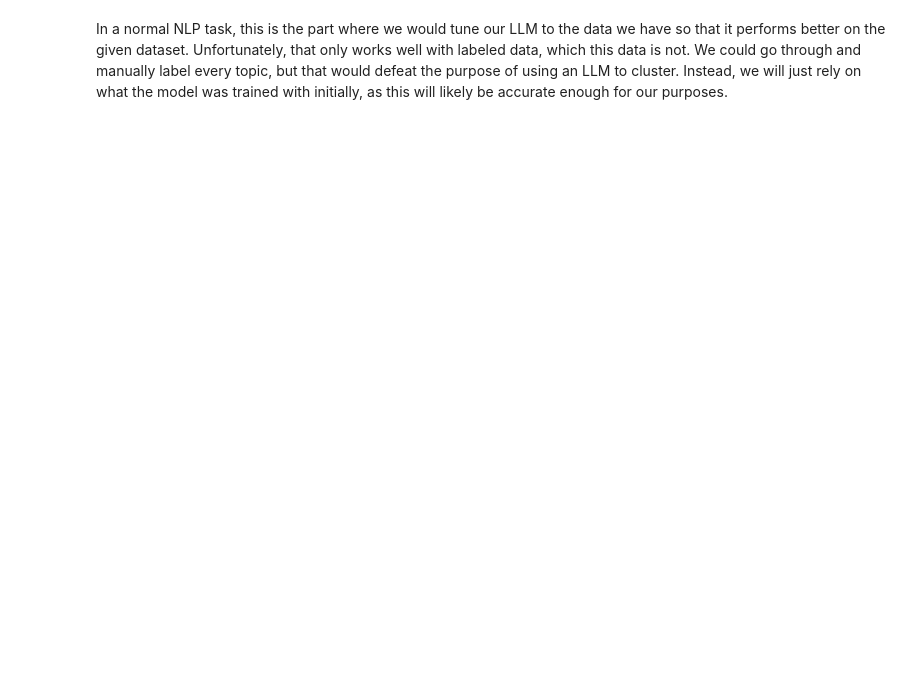
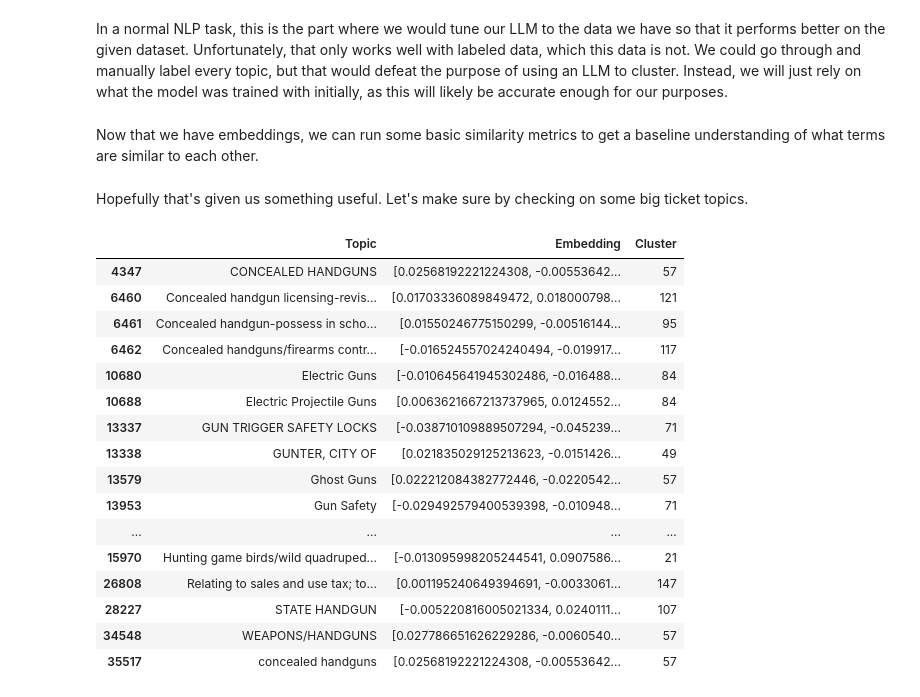
Before and after one commit to silas-wunder/LegiScan, a Jupyter notebook: topic_cluster_analysis.ipynb, the cells around one changed output. Saved outputs shown, nothing was run; the diff lists cells and outputs as text; code cells hidden in the pictures; blank space fills up the shorter version.

Commit message:
first run of clustering

```diff
--- a/topic_cluster_analysis.ipynb
+++ b/topic_cluster_analysis.ipynb
@@ -28,0 +42,32 @@ for topic, embedding in zip(topics, embeddings):
+# %% [markdown]
+Now that we have embeddings, we can run some basic similarity metrics to get a baseline understanding of what terms are similar to each other.
+# %%
+n = 150
+clusterer = KMeansClusterer(n, distance=cosine_distance, repeats=25, avoid_empty_clusters=True)
+clusters = clusterer.cluster(embeddings, assign_clusters=True)
+# %% [markdown]
+Hopefully that's given us something useful. Let's make sure by checking on some big ticket topics.
+# %%
+topics_series = pd.Series(topics)
+clusters_series = pd.Series(clusters)
+matched = pd.DataFrame({"Topic": topics_series, "Embedding": embeddings.tolist(), "Cluster": clusters_series})
+# %%
+matched.loc[matched["Topic"].str.contains("gun", case=False)]
+# %% [output]
+|  | Topic | Embedding | Cluster |
+| 4347 | CONCEALED HANDGUNS | [0.02568192221224308, -0.00553642... | 57 |
+| 6460 | Concealed handgun licensing-revis... | [0.01703336089849472, 0.018000798... | 121 |
+| 6461 | Concealed handgun-possess in scho... | [0.01550246775150299, -0.00516144... | 95 |
+| 6462 | Concealed handguns/firearms contr... | [-0.016524557024240494, -0.019917... | 117 |
+| 10680 | Electric Guns | [-0.010645641945302486, -0.016488... | 84 |
+| 10688 | Electric Projectile Guns | [0.0063621667213737965, 0.0124552... | 84 |
+| 13337 | GUN TRIGGER SAFETY LOCKS | [-0.038710109889507294, -0.045239... | 71 |
+| 13338 | GUNTER, CITY OF | [0.021835029125213623, -0.0151426... | 49 |
+| 13579 | Ghost Guns | [0.022212084382772446, -0.0220542... | 57 |
+| 13953 | Gun Safety | [-0.029492579400539398, -0.010948... | 71 |
+| ... | ... | ... | ... |
+| 15970 | Hunting game birds/wild quadruped... | [-0.013095998205244541, 0.0907586... | 21 |
+| 26808 | Relating to sales and use tax; to... | [0.001195240649394691, -0.0033061... | 147 |
+| 28227 | STATE HANDGUN | [-0.005220816005021334, 0.0240111... | 107 |
+| 34548 | WEAPONS/HANDGUNS | [0.027786651626229286, -0.0060540... | 57 |
+| 35517 | concealed handguns | [0.02568192221224308, -0.00553642... | 57 |
```
Also changed, not shown: parts of 13 cells of this notebook.
